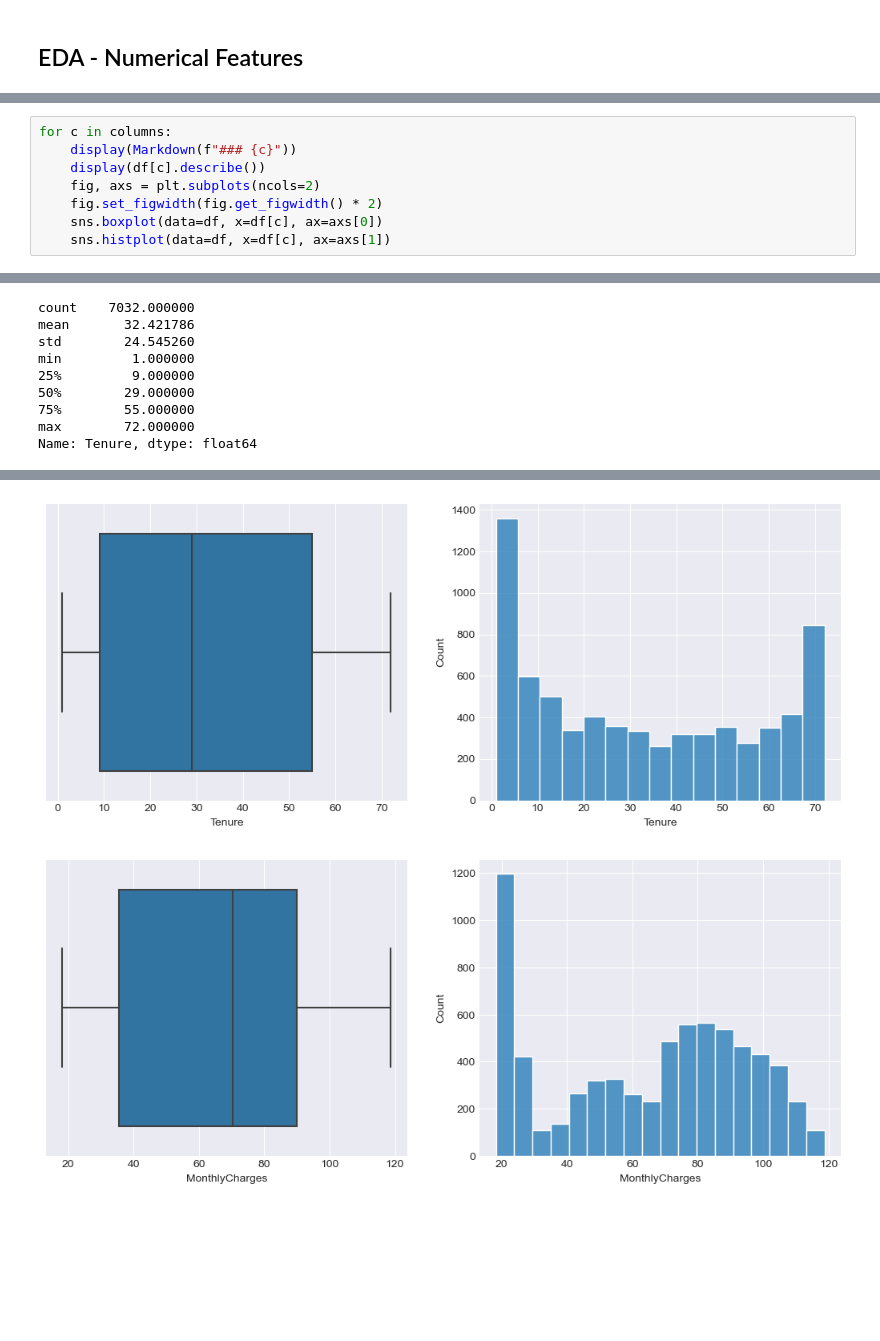
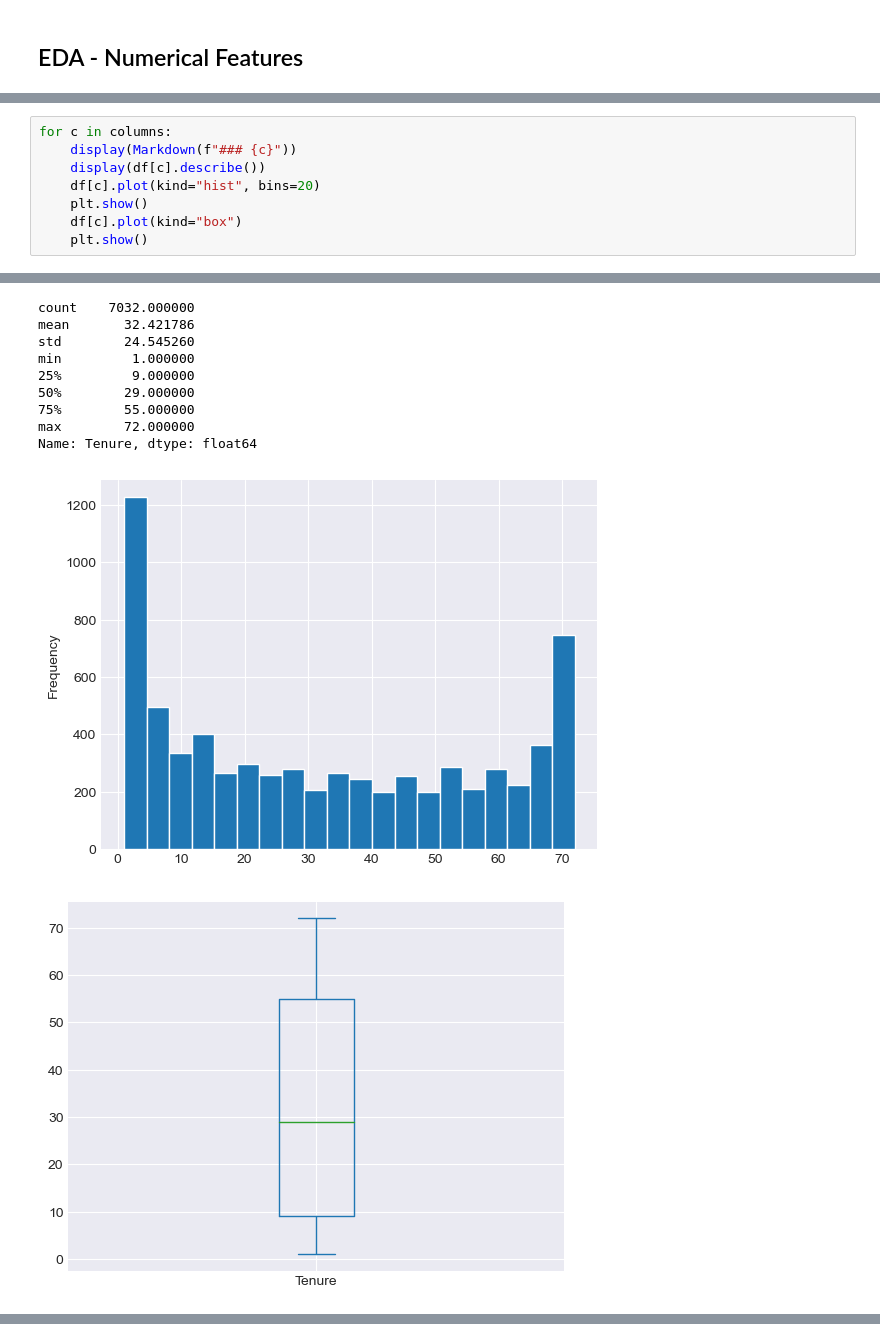
Before and after one commit to Jakub-Poczatek/DataMiningLabs, a Jupyter notebook: churn/Churn-02-EDA.ipynb, the cells around one changed output, grey strips where cells are left out. Saved outputs shown, nothing was run; the diff lists cells and outputs as text; blank space fills up the shorter version.

```diff
--- a/churn/Churn-02-EDA.ipynb
+++ b/churn/Churn-02-EDA.ipynb
@@ -118,22 +107,24 @@ print(columns)
 # %%
 for c in columns:
     display(Markdown(f"### {c}"))
     display(df[c].describe())
-    fig, axs = plt.subplots(ncols=2)
-    fig.set_figwidth(fig.get_figwidth() * 2)
-    sns.boxplot(data=df, x=df[c], ax=axs[0])
-    sns.histplot(data=df, x=df[c], ax=axs[1])
+    df[c].plot(kind="hist", bins=20)
+    plt.show()
+    df[c].plot(kind="box")
+    plt.show()
 # %% [output]
 ### Tenure
 count    7032.000000
 mean       32.421786
 std        24.545260
 min         1.000000
 25%         9.000000
 50%        29.000000
 75%        55.000000
 max        72.000000
 Name: Tenure, dtype: float64
+[figure, new version]
+[figure, new version]
 ### MonthlyCharges
 count    7032.000000
 mean       64.798208
@@ -154,5 +147,3 @@ min        18.800000
 75%      3794.737500
 max      8684.800000
 Name: TotalCharges, dtype: float64
-[figure, old version]
-[figure, old version]
```
Also changed, not shown: parts of 9 cells of this notebook, 3 other files.
